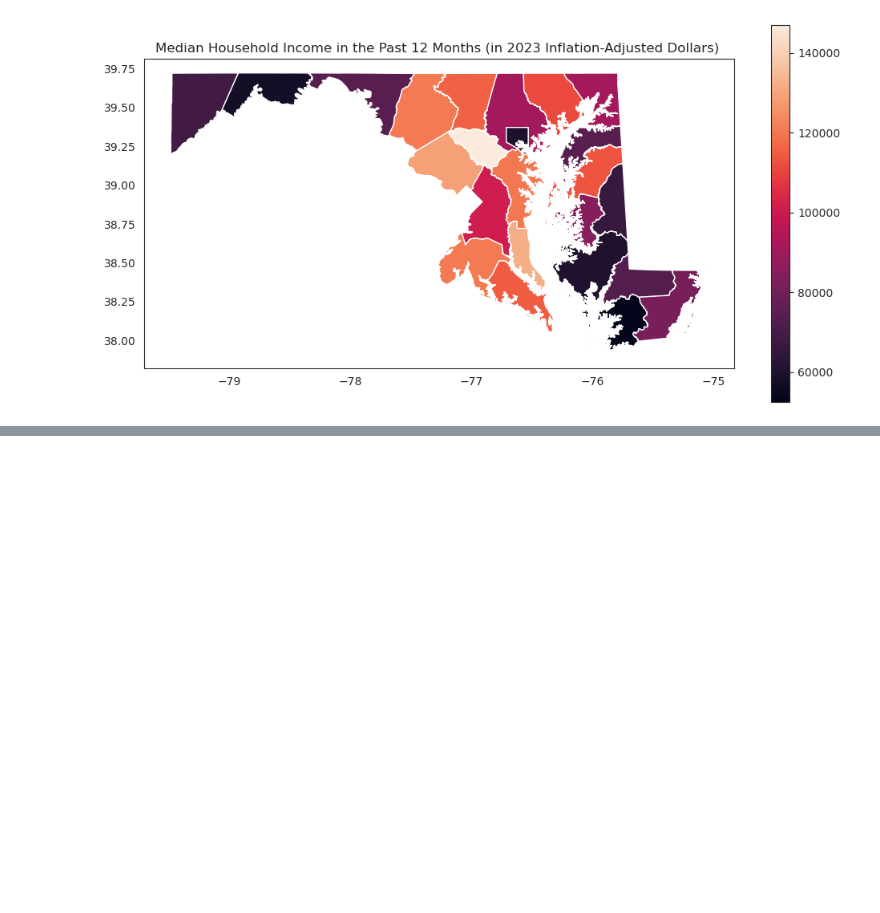
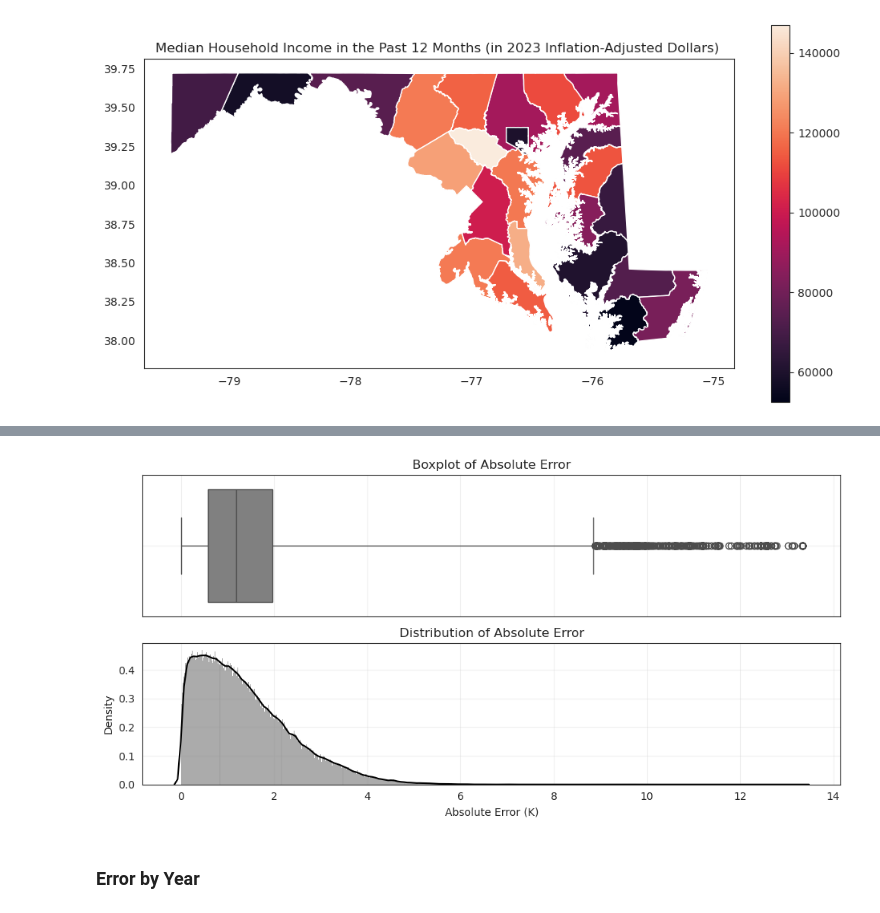
Before and after one commit to deancalhoun/nwp-census-eval, a Jupyter notebook: notebooks/MD_error_data_exploration.ipynb, the cells around one changed output, grey strips where cells are left out. Saved outputs shown, nothing was run; the diff lists cells and outputs as text; code cells hidden in the pictures; blank space fills up the shorter version.

```diff
--- a/notebooks/MD_error_data_exploration.ipynb
+++ b/notebooks/MD_error_data_exploration.ipynb
@@ -496,0 +572,21 @@ plt.show()
+# %%
+# Read in aggregated data
+agg_filenames = sorted(glob.glob('/glade/derecho/scratch/dcalhoun/aggregated/tract/Maryland/ifs/0.125/t2m/00/24/*/*/*.csv'))
+dfs = []
+for filename in agg_filenames:
+    df = pd.read_csv(filename, index_col=0)
+    df['GEOID'] = df['GEOID'].astype(str)
+    df['time'] = pd.to_datetime(df['time'])
+    df['Year'] = [d.strftime('%Y') for d in df['time']]
+    df['Month'] = [d.strftime('%m') for d in df['time']]
+    df['Day'] = [d.strftime('%d') for d in df['time']]
+    df.loc[df['Month'].isin(['12', '01', '02']), 'Season'] = 'DJF'
+    df.loc[df['Month'].isin(['03', '04', '05']), 'Season'] = 'MAM'
+    df.loc[df['Month'].isin(['06', '07', '08']), 'Season'] = 'JJA'
+    df.loc[df['Month'].isin(['09', '10', '11']), 'Season'] = 'SON'
+    df = pd.concat([df, df_census_est.copy().iloc[:,1:]], axis=1)
+    dfs.append(df)
+MD_error = pd.concat(dfs)
+MD_error.reset_index(inplace=True, drop=True)
+# %%
+MD_error = MD_error[~MD_error['GEOID'].isna()]
@@ -496,0 +607,19 @@ plt.show()
+# %%
+fig, ax = plt.subplots(2, 1, figsize=(10,5), sharex=True)
+sns.boxplot(data=MD_error, x='t2m_abs_error', whis=5, color='grey', ax=ax[0])
+ax[0].set_xlabel('Absolute Error (K)')
+ax[0].set_title('Boxplot of Absolute Error')
+ax[0].grid(alpha=0.3)
+
+sns.kdeplot(data=MD_error, x='t2m_abs_error', c='k', ax=ax[1])
+sns.histplot(data=MD_error, x='t2m_abs_error', stat='density', color='grey', ax=ax[1])
+ax[1].set_title('Distribution of Absolute Error')
+ax[1].set_xlabel('Absolute Error (K)')
+ax[1].grid(alpha=0.3)
+
+plt.tight_layout()
+plt.show()
+# %% [output]
+[figure, added]
+# %% [markdown]
+### Error by Year
```
Also changed, not shown: parts of 24 cells of this notebook, 2 other files.
